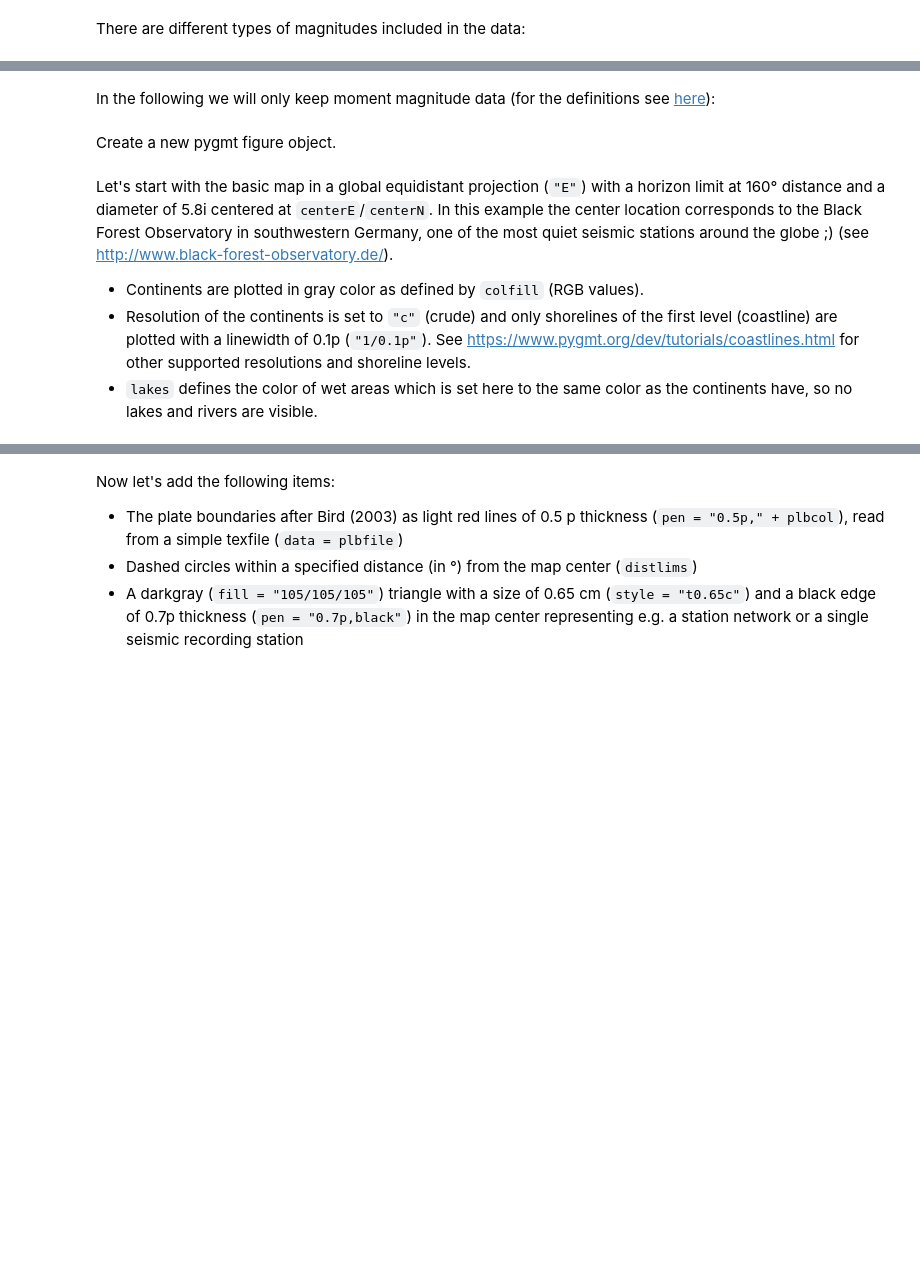
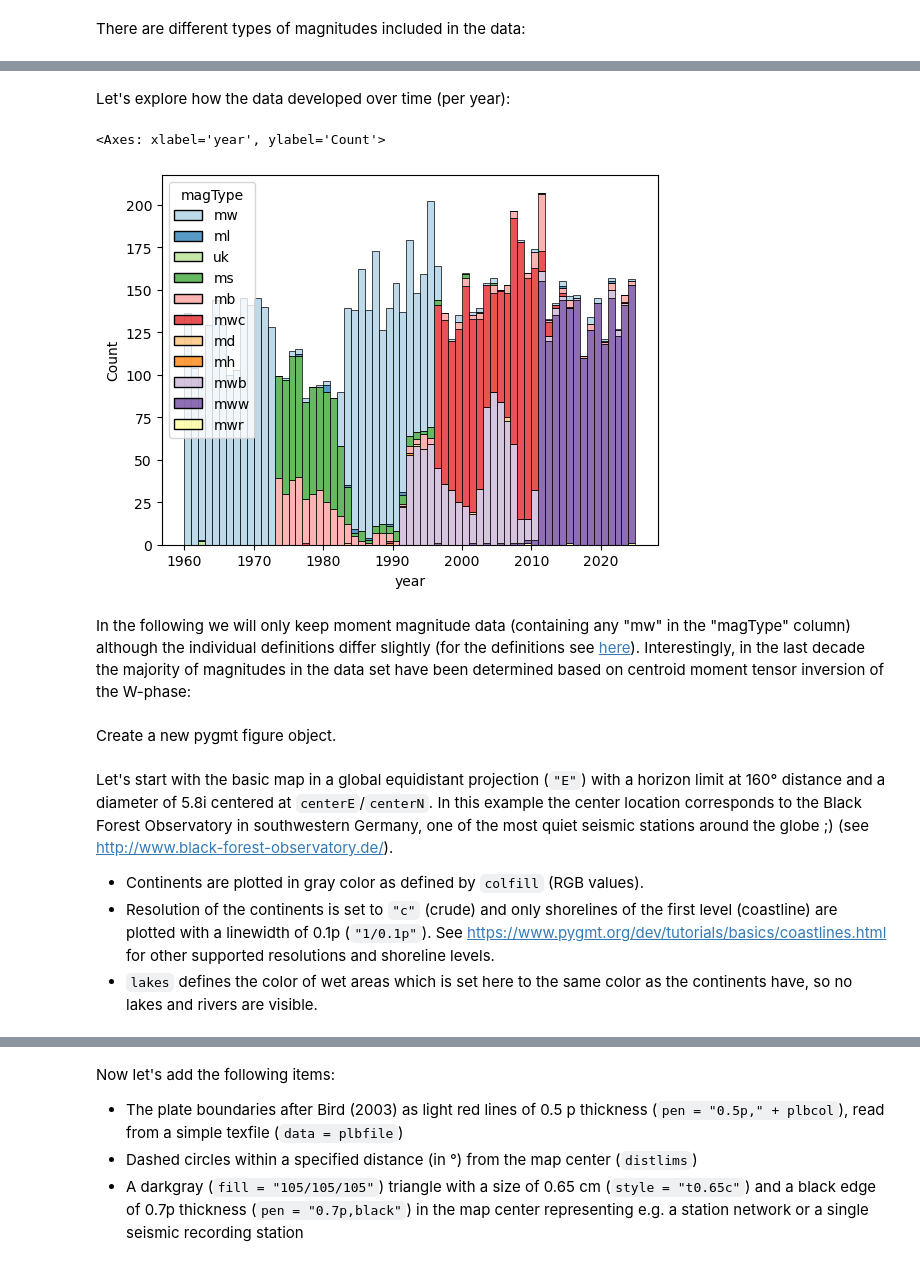
Before and after one commit to michaelgrund/GMT-plotting, a Jupyter notebook: 001_map_equidist_EQ/pygmt_jupyter_notebook/pygmt_plot_equidist_EQs.ipynb, the cells around one changed output, grey strips where cells are left out. Drawn from its saved outputs; the diff is of its cells as text; code cells hidden in the pictures; blank space fills up the shorter version.

```diff
--- a/001_map_equidist_EQ/pygmt_jupyter_notebook/pygmt_plot_equidist_EQs.ipynb
+++ b/001_map_equidist_EQ/pygmt_jupyter_notebook/pygmt_plot_equidist_EQs.ipynb
@@ -69,5 +72,12 @@ sns.histplot(data = data_raw, x = "mag", hue = "magType", multiple = "stack", pa
+# %% [markdown]
+Let's explore how the data developed over time (per year):
+# %%
+sns.histplot(data = data_raw, x = "year", hue = "magType", multiple = "stack", palette = "Paired", binwidth = 1)
+# %% [output]
+<Axes: xlabel='year', ylabel='Count'>
+[figure, added]
 # %% [markdown]
-In the following we will only keep moment magnitude data (for the definitions see [here](https://www.usgs.gov/programs/earthquake-hazards/magnitude-types)):
+In the following we will only keep moment magnitude data (containing any "mw" in the "magType" column) although the individual definitions differ slightly (for the definitions see [here](https://www.usgs.gov/programs/earthquake-hazards/magnitude-types)). Interestingly, in the last decade the majority of magnitudes in the data set have been determined based on centroid moment tensor inversion of the W-phase:
 # %%
 data = data_raw[data_raw["magType"].str.contains("mw")].copy().reset_index(drop = True)
 # %% [markdown]
@@ -78,7 +88,7 @@ fig = pygmt.Figure()
 Let's start with the basic map in a global equidistant projection (`"E"`) with a horizon limit at 160° distance and a diameter of 5.8i centered at `centerE`/`centerN`. In this example the center location corresponds to the Black Forest Observatory in southwestern Germany, one of the most quiet seismic stations around the globe ;) (see <http://www.black-forest-observatory.de/>).
 
 * Continents are plotted in gray color as defined by `colfill` (RGB values).
-* Resolution of the continents is set to `"c"` (crude) and only shorelines of the first level (coastline) are plotted with a linewidth of 0.1p (`"1/0.1p"`). See <https://www.pygmt.org/dev/tutorials/coastlines.html> for other supported resolutions and shoreline levels.
+* Resolution of the continents is set to `"c"` (crude) and only shorelines of the first level (coastline) are plotted with a linewidth of 0.1p (`"1/0.1p"`). See <https://www.pygmt.org/dev/tutorials/basics/coastlines.html> for other supported resolutions and shoreline levels.
 * `lakes` defines the color of wet areas which is set here to the same color as the continents have, so no lakes and rivers are visible.
 # %%
 # center of map
```
Also changed, not shown: parts of 9 cells of this notebook, 1 other file.
